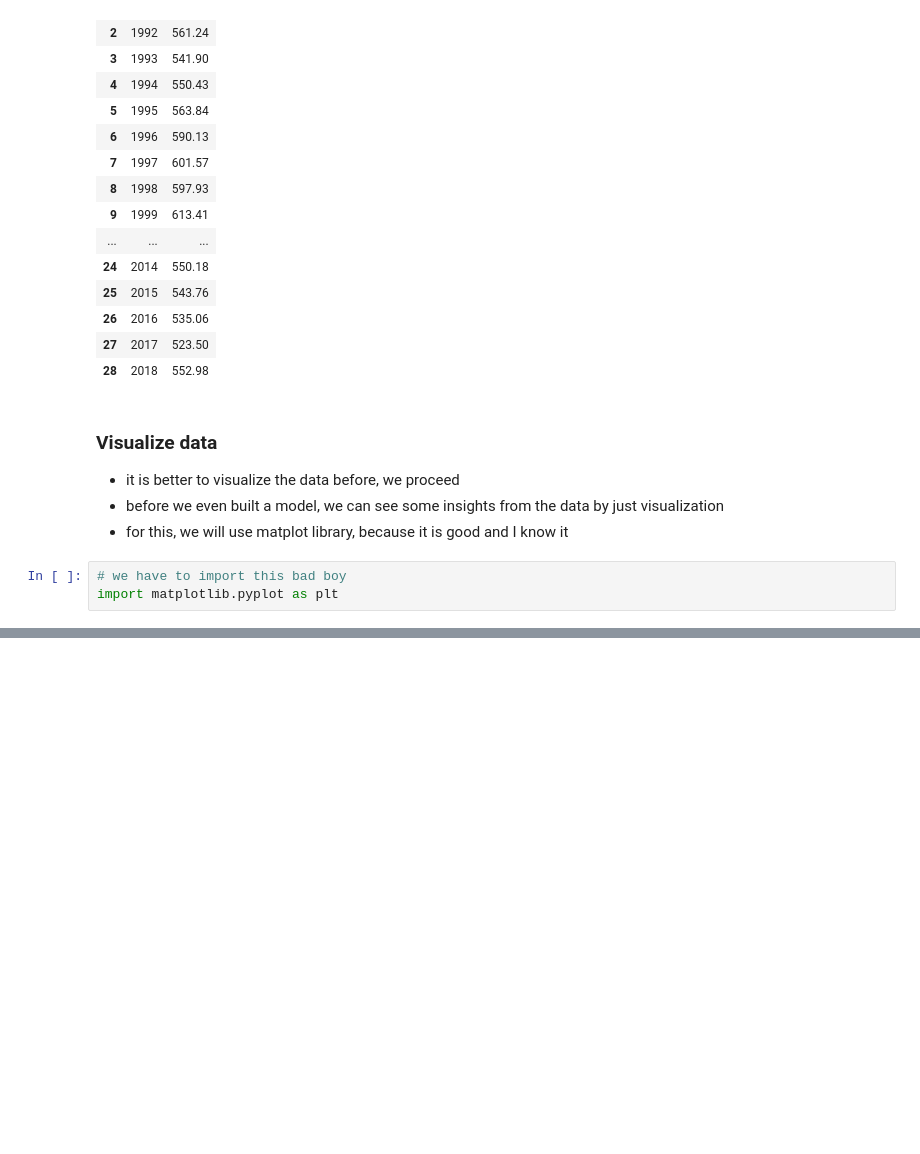
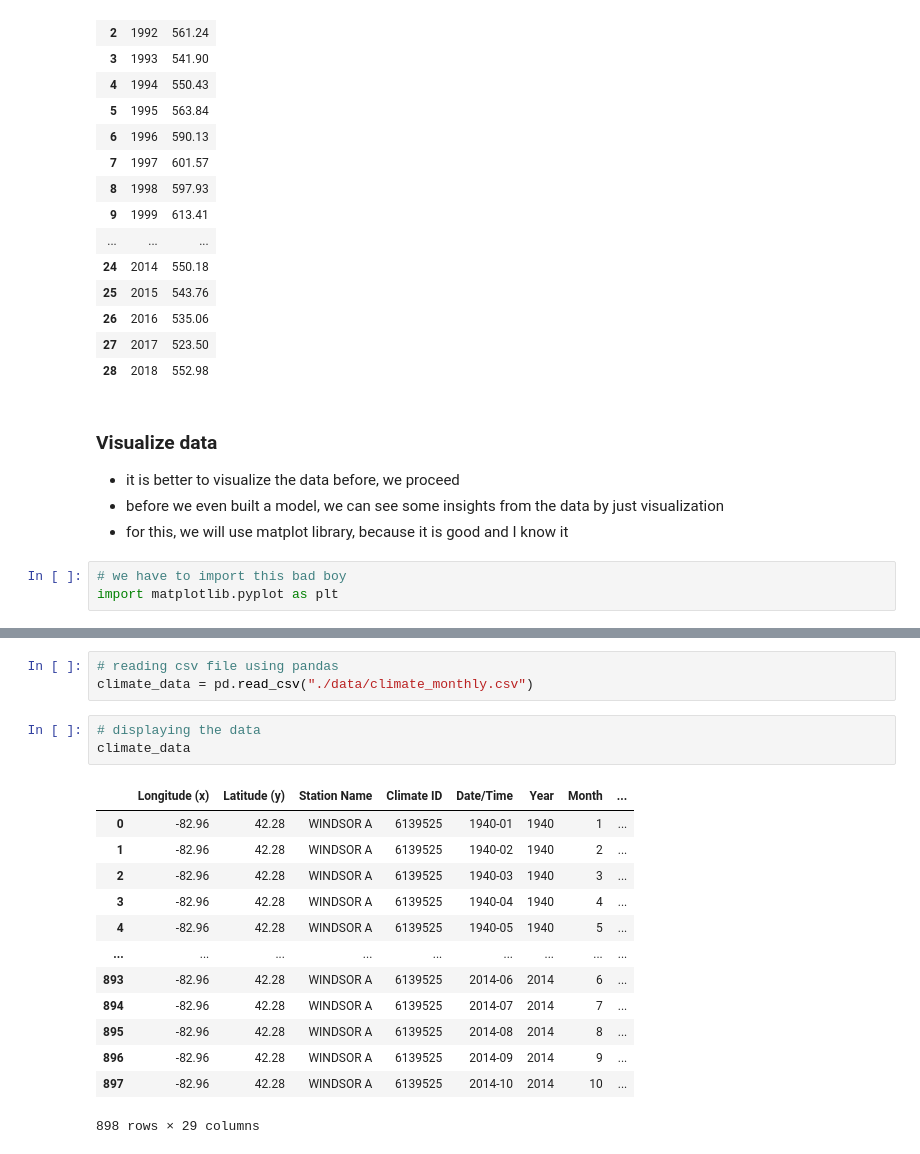
Before and after one commit to malvat/DataMiningGasEmissions, a Jupyter notebook: Data Prediction.ipynb, the cells around one changed output, grey strips where cells are left out. Drawn from its saved outputs; the diff is of its cells as text; blank space fills up the shorter version.

```diff
--- a/Data Prediction.ipynb
+++ b/Data Prediction.ipynb
@@ -109,0 +114,20 @@ plt.show()
+# %%
+# reading csv file using pandas
+climate_data = pd.read_csv("./data/climate_monthly.csv")
+# %%
+# displaying the data
+climate_data
+# %% [output]
+|  | Longitude (x) | Latitude (y) | Station Name | Climate ID | Date/Time | Year | Month | ... |
+| 0 | -82.96 | 42.28 | WINDSOR A | 6139525 | 1940-01 | 1940 | 1 | ... |
+| 1 | -82.96 | 42.28 | WINDSOR A | 6139525 | 1940-02 | 1940 | 2 | ... |
+| 2 | -82.96 | 42.28 | WINDSOR A | 6139525 | 1940-03 | 1940 | 3 | ... |
+| 3 | -82.96 | 42.28 | WINDSOR A | 6139525 | 1940-04 | 1940 | 4 | ... |
+| 4 | -82.96 | 42.28 | WINDSOR A | 6139525 | 1940-05 | 1940 | 5 | ... |
+| ... | ... | ... | ... | ... | ... | ... | ... | ... |
+| 893 | -82.96 | 42.28 | WINDSOR A | 6139525 | 2014-06 | 2014 | 6 | ... |
+| 894 | -82.96 | 42.28 | WINDSOR A | 6139525 | 2014-07 | 2014 | 7 | ... |
+| 895 | -82.96 | 42.28 | WINDSOR A | 6139525 | 2014-08 | 2014 | 8 | ... |
+| 896 | -82.96 | 42.28 | WINDSOR A | 6139525 | 2014-09 | 2014 | 9 | ... |
+| 897 | -82.96 | 42.28 | WINDSOR A | 6139525 | 2014-10 | 2014 | 10 | ... |
+898 rows × 29 columns
```
Also changed, not shown: parts of 9 cells of this notebook, 1 other file.
